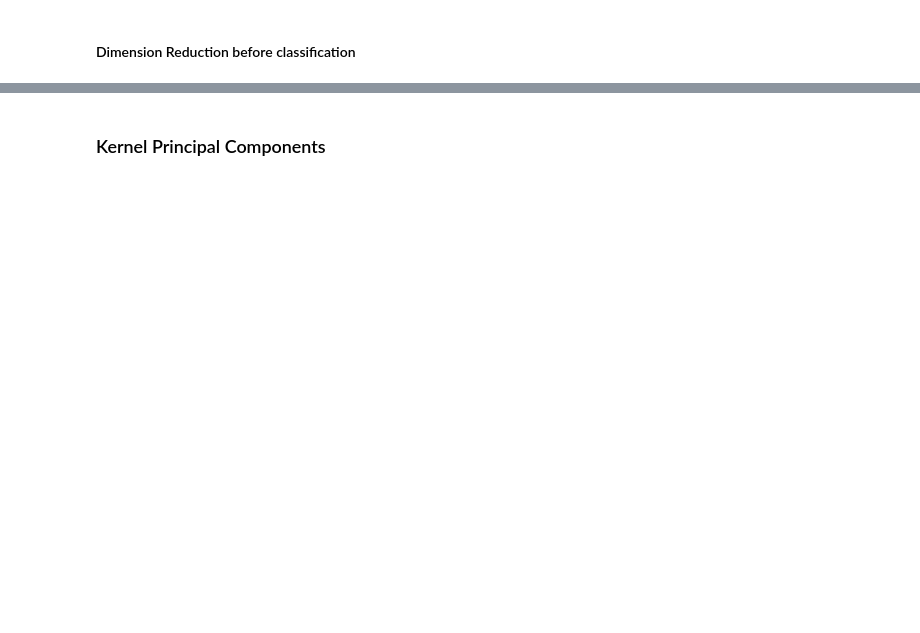
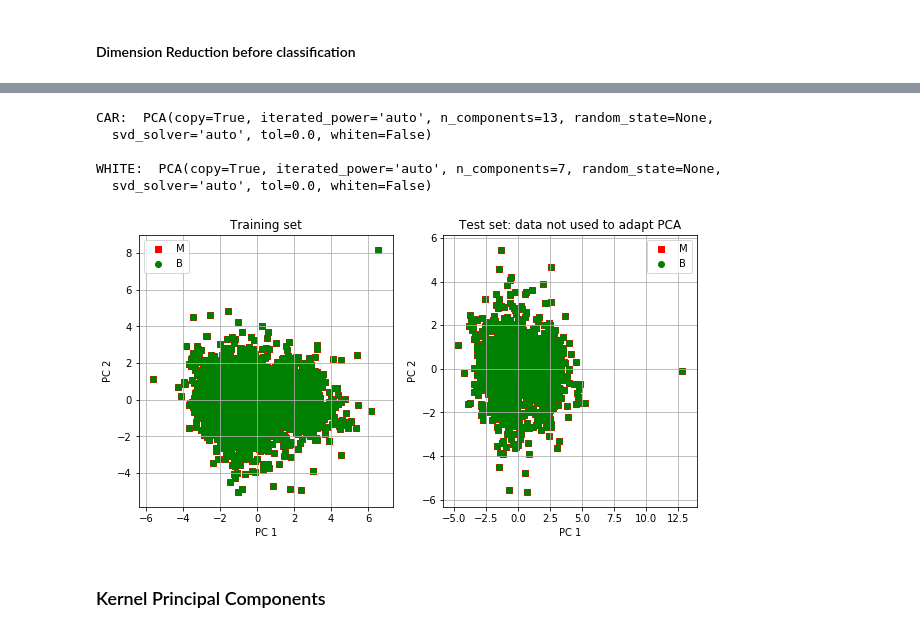
Before and after one commit to franciscommcunha/Data_Mining, a Jupyter notebook: scripts/Notebook1.ipynb, the cells around one changed output, grey strips where cells are left out. Saved outputs shown, nothing was run; the diff lists cells and outputs as text; code cells hidden in the pictures; blank space fills up the shorter version.

```diff
--- a/scripts/Notebook1.ipynb
+++ b/scripts/Notebook1.ipynb
@@ -235,2 +287,55 @@ array([ 0.077,  0.074,  0.073,  0.072,  0.07 ,  0.069,  0.066,  0.065,
+# %%
+pca_car = PCA(n_components = 13) # for getting more or less of 94% of variance ratio = 13
+X_car_train_pca = pca_car.fit_transform(X_car_train_std)
+X_car_test_pca = pca_car.transform(X_car_test_std) # returns the specified number of principal components.
+print("CAR: ", pca_car)
+
+pca_white = PCA(n_components = 7) # for getting more or less of 93% of variance ratio = 7
+X_white_train_pca = pca_white.fit_transform(X_white_train_std)
+X_white_test_pca = pca_white.transform(X_white_test_std) # returns the specified number of principal components.
+print("\nWHITE: ", pca_white)
+# %% [output]
+CAR:  PCA(copy=True, iterated_power='auto', n_components=13, random_state=None,
+  svd_solver='auto', tol=0.0, whiten=False)
+
+WHITE:  PCA(copy=True, iterated_power='auto', n_components=7, random_state=None,
+  svd_solver='auto', tol=0.0, whiten=False)
+# %%
+# WHITE WINE
+plt.rcParams.update({'font.size': 10})
+fig, axes = plt.subplots(nrows=1, ncols=2, figsize=(10,5))
+axes = axes.ravel()
+ax = axes[0]
+ax.figure
+inx=(Y_white_train >= 1)
+inx=inx.values.ravel()
+ax.scatter(X_white_train_pca[inx,0], X_white_train_pca[inx,1],marker='s',color='r',label='M')
+inx=(Y_white_train <= 10)
+inx=inx.values.ravel()
+ax.scatter(X_white_train_pca[inx,0],X_white_train_pca[inx,1],marker='o',color='g',label='B')
+ax.set_title("Training set")
+ax.set_xlabel('PC 1')
+ax.set_ylabel('PC 2')
+ax.legend()
+ax.grid()
+
+ax = axes[1]
+ax.figure
+inx=(Y_white_test >= 1)
+inx=inx.values.ravel()
+ax.scatter(X_white_test_pca[inx,0],X_white_test_pca[inx,1],marker='s',color='r',label='M')
+inx=(Y_white_test <= 10)
+inx=inx.values.ravel()
+ax.scatter(X_white_test_pca[inx,0],X_white_test_pca[inx,1],marker='o',color='g',label='B')
+
+ax.set_title("Test set: data not used to adapt PCA")
+
+ax.legend()
+ax.grid()
+plt.xlabel('PC 1')
+plt.ylabel('PC 2')
+plt.show()
+# %% [output]
+[figure, added]
 # %% [markdown]
 ### Kernel Principal Components
```
Also changed, not shown: parts of 12 cells of this notebook.
